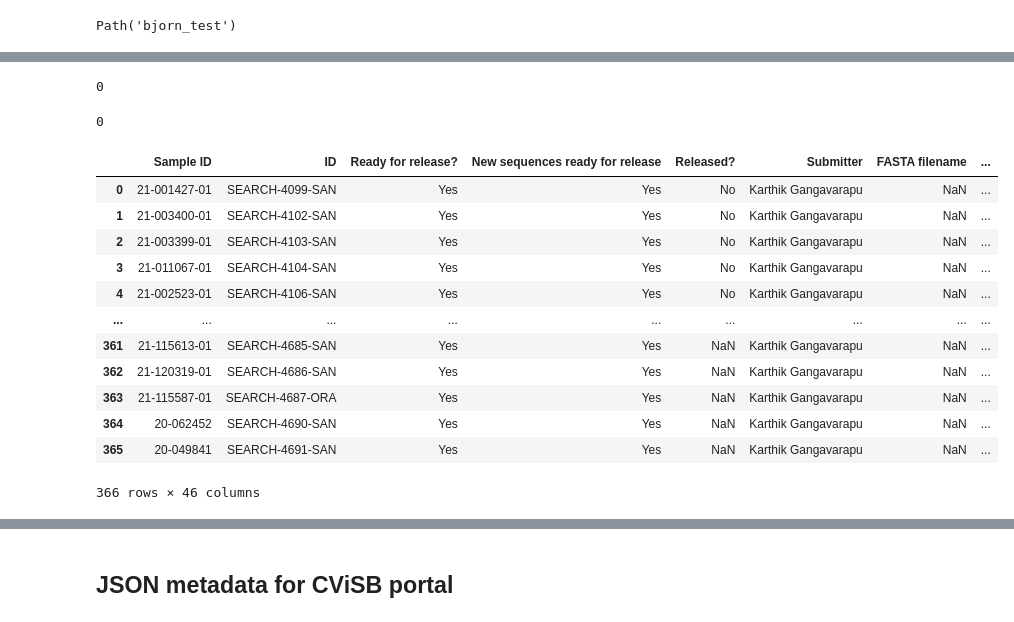
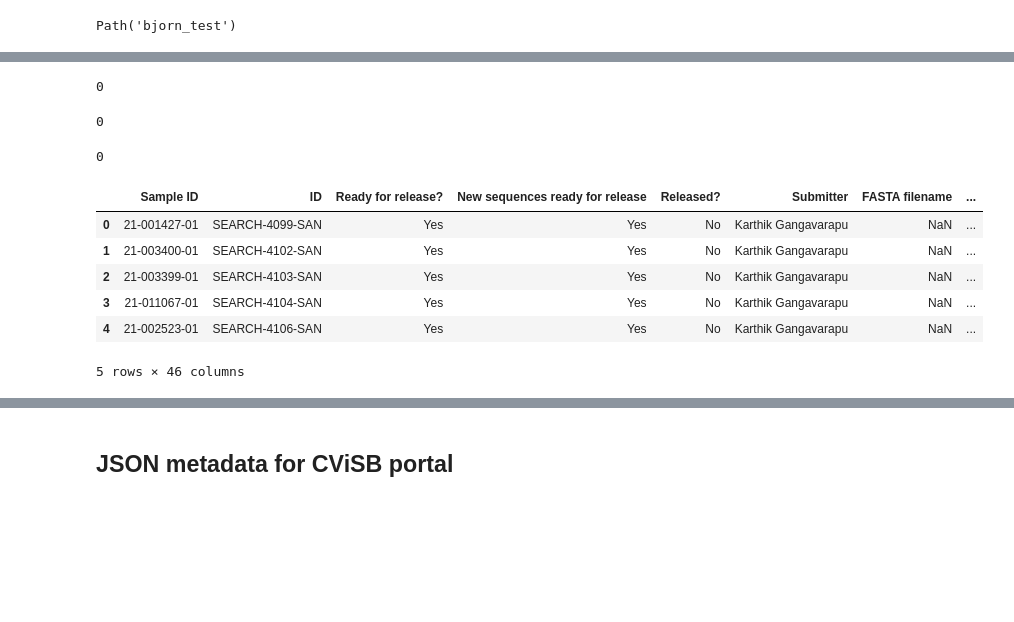
Before and after one commit to AlaaALatif/bjorn, a Jupyter notebook: lab.ipynb, the cells around one changed output, grey strips where cells are left out. Cells and saved outputs as stored; diff of their text form; code cells hidden in the pictures; blank space fills up the shorter version.

Commit message:
dev code for genbank data release and support tools

```diff
--- a/lab.ipynb
+++ b/lab.ipynb
@@ -254,6 +286,15 @@ Path('bjorn_test')
+# %%
+genbank_meta_cols = ['Sample ID', 'ID', 'Virus name', 'location',
+                        'Specimen source', 'collection_date', 'Host']
+assemble_genbank_release(cns_seqs, ans, genbank_meta_cols)
+# %% [output]
+0
 # %%
-cat_cmd = f"cat {out_dir}/fa/*.fa > {msa_dir/out_dir.basename()}.fa"
-subprocess.check_call(cat_cmd, shell=True)
+# TEST behavior
+# cat_cmd = f"cat {out_dir}/fa/*.fa > {msa_dir/out_dir.basename()}.fa"
+# subprocess.check_call(cat_cmd, shell=True)
-# %% [output]
-0
+# %%
+align_fasta(msa_dir/out_dir.basename())
+# %% [output]
+0
 # %%
@@ -262,18 +304,12 @@ subprocess.check_call(msa_cmd, shell=True)
 # %% [output]
 0
 # %%
-ans
+ans.head()
 # %% [output]
 |  | Sample ID | ID | Ready for release? | New sequences ready for release | Released? | Submitter | FASTA filename | ... |
 | 0 | 21-001427-01 | SEARCH-4099-SAN | Yes | Yes | No | Karthik Gangavarapu | NaN | ... |
 | 1 | 21-003400-01 | SEARCH-4102-SAN | Yes | Yes | No | Karthik Gangavarapu | NaN | ... |
 | 2 | 21-003399-01 | SEARCH-4103-SAN | Yes | Yes | No | Karthik Gangavarapu | NaN | ... |
 | 3 | 21-011067-01 | SEARCH-4104-SAN | Yes | Yes | No | Karthik Gangavarapu | NaN | ... |
 | 4 | 21-002523-01 | SEARCH-4106-SAN | Yes | Yes | No | Karthik Gangavarapu | NaN | ... |
-| ... | ... | ... | ... | ... | ... | ... | ... | ... |
-| 361 | 21-115613-01 | SEARCH-4685-SAN | Yes | Yes | NaN | Karthik Gangavarapu | NaN | ... |
-| 362 | 21-120319-01 | SEARCH-4686-SAN | Yes | Yes | NaN | Karthik Gangavarapu | NaN | ... |
-| 363 | 21-115587-01 | SEARCH-4687-ORA | Yes | Yes | NaN | Karthik Gangavarapu | NaN | ... |
-| 364 | 20-062452 | SEARCH-4690-SAN | Yes | Yes | NaN | Karthik Gangavarapu | NaN | ... |
-| 365 | 20-049841 | SEARCH-4691-SAN | Yes | Yes | NaN | Karthik Gangavarapu | NaN | ... |
-366 rows × 46 columns
+5 rows × 46 columns
```
Also changed, not shown: parts of 12 cells of this notebook.
